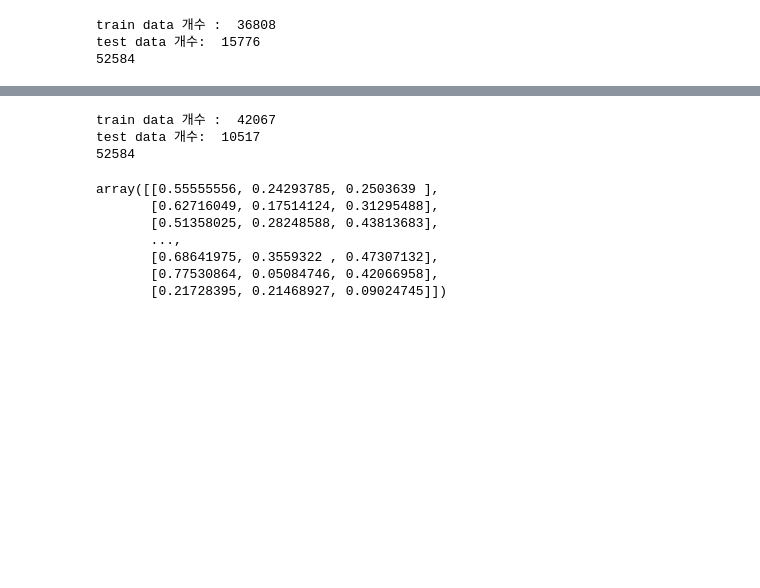
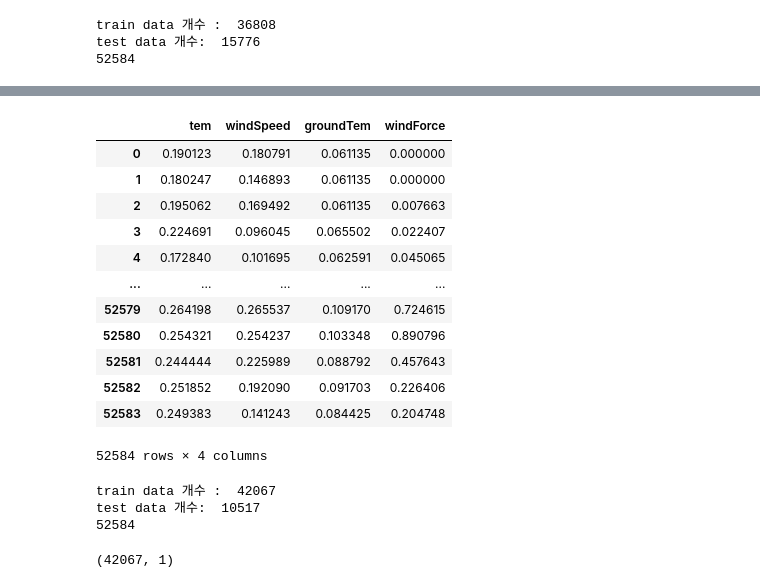
Before and after one commit to rohhj622/windPowerPrediction, a Jupyter notebook: code1_1.ipynb, the cells around one changed output, grey strips where cells are left out. Cells and saved outputs as stored; diff of their text form; code cells hidden in the pictures; blank space fills up the shorter version.

```diff
--- a/code1_1.ipynb
+++ b/code1_1.ipynb
@@ -546,0 +566,26 @@ plt.close()
+# %%
+# X = df2[['tem','windSpeed','humidity','groundTem','windDirect','seaLevelPressure']] #,'windDirect'
+# X = df2[['tem','windSpeed','groundTem']] #,'windDirect'
+transform = MinMaxScaler()
+
+scale_cols=['tem','windSpeed','groundTem','windForce']
+df_scaled = df2[['tem','windSpeed','groundTem','windForce']]
+df_scaled = transform.fit_transform(df_scaled)
+df_scaled = pd.DataFrame(df_scaled)
+df_scaled.columns = scale_cols
+
+df_scaled
+# %% [output]
+|  | tem | windSpeed | groundTem | windForce |
+| 0 | 0.190123 | 0.180791 | 0.061135 | 0.000000 |
+| 1 | 0.180247 | 0.146893 | 0.061135 | 0.000000 |
+| 2 | 0.195062 | 0.169492 | 0.061135 | 0.007663 |
+| 3 | 0.224691 | 0.096045 | 0.065502 | 0.022407 |
+| 4 | 0.172840 | 0.101695 | 0.062591 | 0.045065 |
+| ... | ... | ... | ... | ... |
+| 52579 | 0.264198 | 0.265537 | 0.109170 | 0.724615 |
+| 52580 | 0.254321 | 0.254237 | 0.103348 | 0.890796 |
+| 52581 | 0.244444 | 0.225989 | 0.088792 | 0.457643 |
+| 52582 | 0.251852 | 0.192090 | 0.091703 | 0.226406 |
+| 52583 | 0.249383 | 0.141243 | 0.084425 | 0.204748 |
+52584 rows × 4 columns
@@ -564,13 +617,7 @@ train data 개수 :  42067
 test data 개수:  10517
 52584
 # %%
-X_train
+X_train.shape
 # %% [output]
-array([[0.55555556, 0.24293785, 0.2503639 ],
-       [0.62716049, 0.17514124, 0.31295488],
-       [0.51358025, 0.28248588, 0.43813683],
-       ...,
-       [0.68641975, 0.3559322 , 0.47307132],
-       [0.77530864, 0.05084746, 0.42066958],
-       [0.21728395, 0.21468927, 0.09024745]])
+(42067, 1)
 # %%
```
Also changed, not shown: parts of 21 cells of this notebook.
